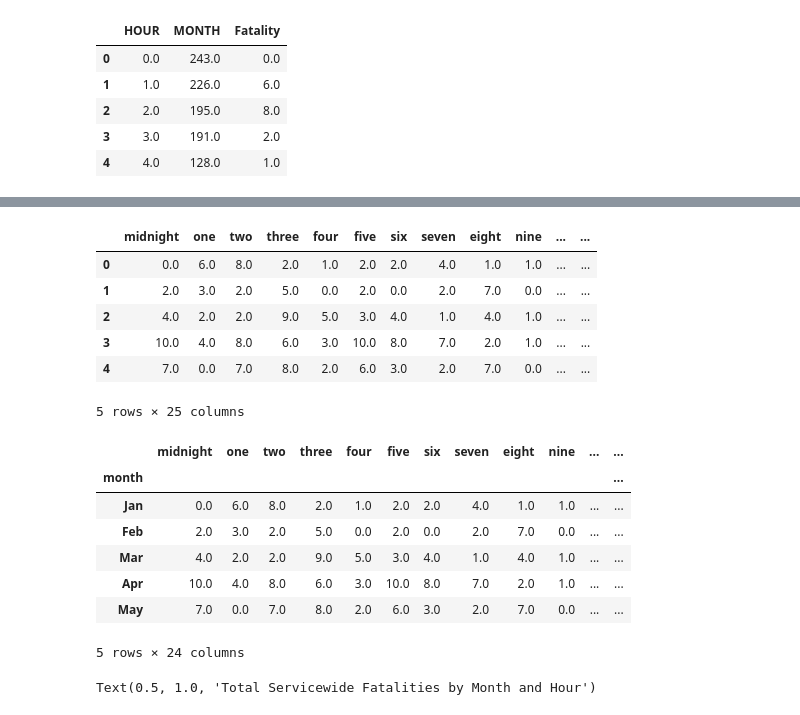
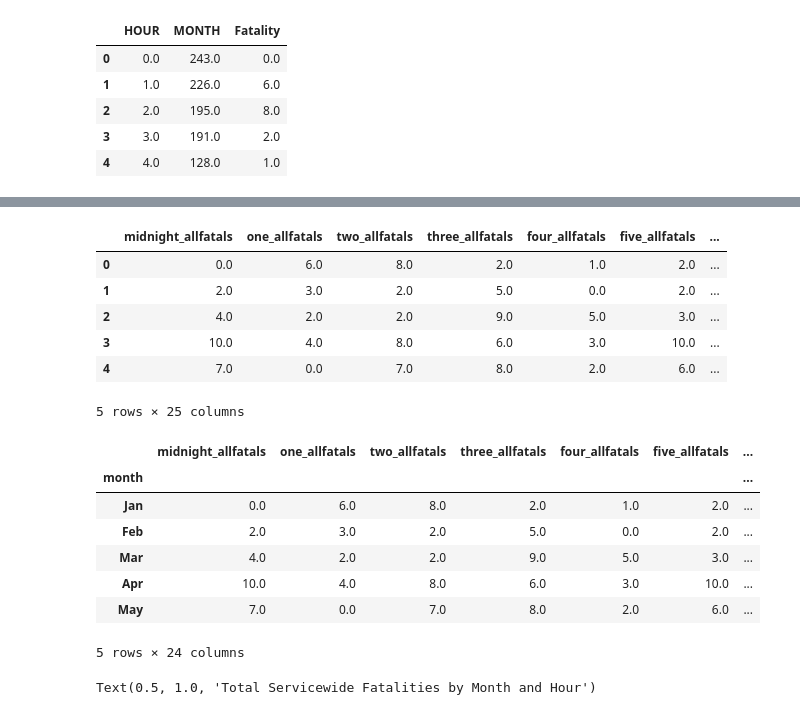
Before and after one commit to VolpeUSDOT/NPS-Region-Crash-Briefing, a Jupyter notebook: data analysis notebooks/2023 Servicewide Analysis - Nightime Visibility.ipynb, the cells around one changed output, grey strips where cells are left out. Cells and saved outputs as stored; diff of their text form; code cells hidden in the pictures.

```diff
--- a/data analysis notebooks/2023 Servicewide Analysis - Nightime Visibility.ipynb
+++ b/data analysis notebooks/2023 Servicewide Analysis - Nightime Visibility.ipynb
@@ -46,6 +50,6 @@ Index(['INCID_NO', '5_mph', '10_mph', '15_mph', '20_mph', '25_mph', '30_mph',
 # %%
-test = analysis_2023[['HOUR','MONTH','Fatality']] # X, Y, Z dimensions of surface plot
-test.head()
+allfatals = analysis_2023[['HOUR','MONTH','Fatality']] # X, Y, Z dimensions of surface plot
+allfatals.head()
 # %% [output]
 |  | HOUR | MONTH | Fatality |
 | 0 | 7.0 | 4.0 | 0.0 |
@@ -55,8 +59,8 @@ test.head()
 | 4 | 16.0 | 6.0 | 0.0 |
 # %%
 # aggregate all fatalities at same month and hour
-test_agg = test.groupby(['MONTH','HOUR']).sum().reset_index()
-test_agg.head()
+allfatals_agg = allfatals.groupby(['MONTH','HOUR']).sum().reset_index()
+allfatals_agg.head()
 # %% [output]
 |  | MONTH | HOUR | Fatality |
 | 0 | 1.0 | 0.0 | 0.0 |
@@ -93,7 +101,7 @@ test_agg.Fatality.max()
 # %%
 # transform the old column name in something numeric
-test_agg['HOUR']=pd.Categorical(test_agg['HOUR'])
-test_agg['HOUR']=test_agg['HOUR'].cat.codes
+allfatals_agg['HOUR']=pd.Categorical(allfatals_agg['HOUR'])
+allfatals_agg['HOUR']=allfatals_agg['HOUR'].cat.codes
 # %%
 # 3D heatmap, based on this example: https://python-graph-gallery.com/371-surface-plot/
 fig = plt.figure(figsize = (30, 10))
@@ -160,27 +417,27 @@ test_array.head()
 5 rows × 24 columns
 # %%
 # prep to set index
-test_array['month']=['Jan','Feb','Mar','Apr','May','Jun','Jul','Aug','Sept','Oct','Nov','Dec']
-test_array.head()
+allfatals_array['month']=['Jan','Feb','Mar','Apr','May','Jun','Jul','Aug','Sept','Oct','Nov','Dec']
+allfatals_array.head()
 # %% [output]
-|  | midnight | one | two | three | four | five | six | seven | eight | nine | ... | ... |
-| 0 | 0.0 | 6.0 | 8.0 | 2.0 | 1.0 | 2.0 | 2.0 | 4.0 | 1.0 | 1.0 | ... | ... |
-| 1 | 2.0 | 3.0 | 2.0 | 5.0 | 0.0 | 2.0 | 0.0 | 2.0 | 7.0 | 0.0 | ... | ... |
-| 2 | 4.0 | 2.0 | 2.0 | 9.0 | 5.0 | 3.0 | 4.0 | 1.0 | 4.0 | 1.0 | ... | ... |
-| 3 | 10.0 | 4.0 | 8.0 | 6.0 | 3.0 | 10.0 | 8.0 | 7.0 | 2.0 | 1.0 | ... | ... |
-| 4 | 7.0 | 0.0 | 7.0 | 8.0 | 2.0 | 6.0 | 3.0 | 2.0 | 7.0 | 0.0 | ... | ... |
+|  | midnight_allfatals | one_allfatals | two_allfatals | three_allfatals | four_allfatals | five_allfatals | ... |
+| 0 | 0.0 | 6.0 | 8.0 | 2.0 | 1.0 | 2.0 | ... |
+| 1 | 2.0 | 3.0 | 2.0 | 5.0 | 0.0 | 2.0 | ... |
+| 2 | 4.0 | 2.0 | 2.0 | 9.0 | 5.0 | 3.0 | ... |
+| 3 | 10.0 | 4.0 | 8.0 | 6.0 | 3.0 | 10.0 | ... |
+| 4 | 7.0 | 0.0 | 7.0 | 8.0 | 2.0 | 6.0 | ... |
 5 rows × 25 columns
 # %%
 # set index
-test_array = test_array.set_index('month')
-test_array.head()
+allfatals_array = allfatals_array.set_index('month')
+allfatals_array.head()
 # %% [output]
-|  | midnight | one | two | three | four | five | six | seven | eight | nine | ... | ... |
-| month |  |  |  |  |  |  |  |  |  |  |  | ... |
-| Jan | 0.0 | 6.0 | 8.0 | 2.0 | 1.0 | 2.0 | 2.0 | 4.0 | 1.0 | 1.0 | ... | ... |
-| Feb | 2.0 | 3.0 | 2.0 | 5.0 | 0.0 | 2.0 | 0.0 | 2.0 | 7.0 | 0.0 | ... | ... |
-| Mar | 4.0 | 2.0 | 2.0 | 9.0 | 5.0 | 3.0 | 4.0 | 1.0 | 4.0 | 1.0 | ... | ... |
-| Apr | 10.0 | 4.0 | 8.0 | 6.0 | 3.0 | 10.0 | 8.0 | 7.0 | 2.0 | 1.0 | ... | ... |
-| May | 7.0 | 0.0 | 7.0 | 8.0 | 2.0 | 6.0 | 3.0 | 2.0 | 7.0 | 0.0 | ... | ... |
+|  | midnight_allfatals | one_allfatals | two_allfatals | three_allfatals | four_allfatals | five_allfatals | ... |
+| month |  |  |  |  |  |  | ... |
+| Jan | 0.0 | 6.0 | 8.0 | 2.0 | 1.0 | 2.0 | ... |
+| Feb | 2.0 | 3.0 | 2.0 | 5.0 | 0.0 | 2.0 | ... |
+| Mar | 4.0 | 2.0 | 2.0 | 9.0 | 5.0 | 3.0 | ... |
+| Apr | 10.0 | 4.0 | 8.0 | 6.0 | 3.0 | 10.0 | ... |
+| May | 7.0 | 0.0 | 7.0 | 8.0 | 2.0 | 6.0 | ... |
 5 rows × 24 columns
 # %%
```
Also changed, not shown: parts of 98 cells of this notebook.
